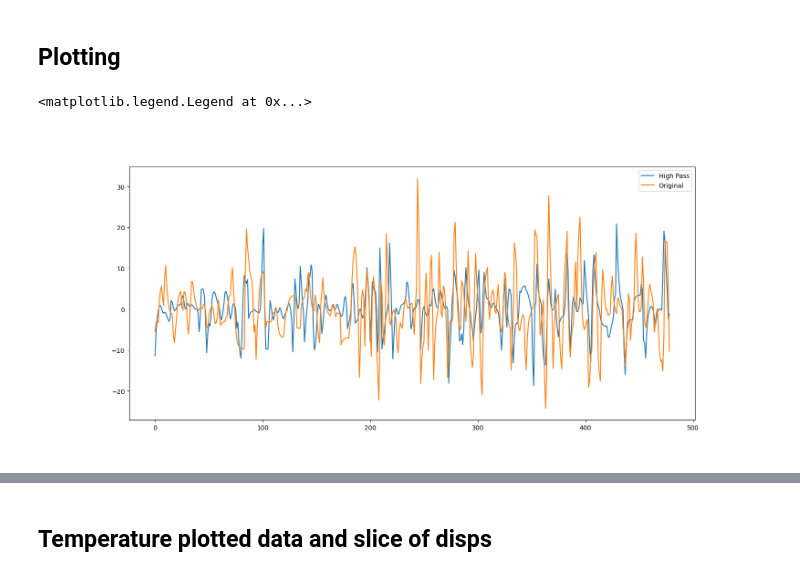
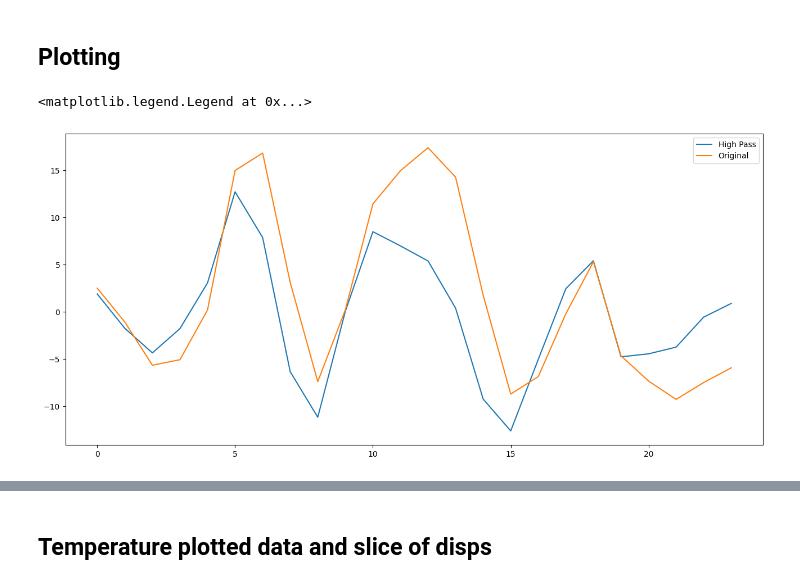
Before and after one commit to ericeberg3/UW_research, a Jupyter notebook: DTS_TG_SINDy.ipynb, the cells around one changed output, grey strips where cells are left out. Drawn from its saved outputs; the diff is of its cells as text; code cells hidden in the pictures.

```diff
--- a/DTS_TG_SINDy.ipynb
+++ b/DTS_TG_SINDy.ipynb
@@ -110,65 +109,78 @@ contour_points = {}
 contour_points_arr = np.empty((len(contour_values), len(plot_times_zoomed)))
 contour_points_og = np.empty((len(contour_values), len(plot_times_zoomed)))
 # np.empty((len(contour_values), len(filtered_arr[:, 1])))
+nan_inds = {}
+real_inds = {}
+depths_arr = np.empty((len(contour_values), len(plot_times_zoomed)))
 cvi = 0
 
 for cv in contour_values:
     avg_zero_crossings = 0
-    nan_inds = []
-    real_inds = []
+    nan_inds[cvi] = []
+    real_inds[cvi] = []
     contour_points[cv] = {}
     contour_points[cv]['x'] = []
     contour_points[cv]['t'] = []
     for i in range(len(filtered_arr[:, 0])):
         xc = pyaC.zerocross1d(plot_dists_zoomed, filtered_arr[i, :] - cv)
         if(len(xc) == 1):
-            real_inds.append(i)
+            real_inds[cvi].append(i)
             contour_points_arr[cvi, i] = xc.flatten().tolist()[0]
             contour_points[cv]['x'].extend(xc.flatten().tolist())
             contour_points[cv]['t'].extend(np.full(len(xc), plot_times_zoomed_int[i]).tolist())
         else:
-            nan_inds.append(i)
+            nan_inds[cvi].append(i)
             contour_points_arr[cvi, i] = float('NaN')
         avg_zero_crossings = avg_zero_crossings + len(xc)
     # print('Temp contour =', cv, 'avg of', avg_zero_crossings/len(filtered_arr[:, 0]), 'zero crossings')
 
-    nan_inds = np.array(nan_inds)
-    real_inds = np.array(real_inds)
+    nan_inds[cvi] = np.array(nan_inds[cvi])
+    real_inds[cvi] = np.array(real_inds[cvi])
 
     contour_points_og[cvi] = contour_points_arr[cvi]
     # print(np.all(np.diff(plot_times_zoomed_int[real_inds]) > 0))
 
-    contour_points_arr[cvi][nan_inds] = np.interp(plot_times_zoomed_int[nan_inds], np.array(contour_points[cv]['t']), contour_points[cv]['x'])
+    # if(len(nan_inds) > 0):
+    #     contour_points_arr[cvi][nan_inds] = np.interp(plot_times_zoomed_int[nan_inds], np.array(contour_points[cv]['t']), contour_points[cv]['x'])
+
     # f = scipy.interpolate.interp1d(plot_times_zoomed_int[real_inds], contour_points_arr[cvi][real_inds], kind= "slinear")
     # try: contour_points_arr[cvi][nan_inds] = f(plot_times[nan_inds])
     # except: print(nan_inds)
     # contour_points_arr[cvi] = np.interp(plot_times_zoomed.astype('int64'), np.array(contour_points[cv]['t']).astype('int64'), contour_points[cv]['x'])
     cvi = cvi + 1
 
+contour_points_arr_interp = np.empty( (100, len(plot_times_zoomed)) )
+depths = np.nanmedian(contour_points_arr, axis=1)
+depths_interp = np.linspace(plot_dists_zoomed[0], plot_dists_zoomed[-1], len(contour_points_arr_interp[:, 0]))
+
+for i in range(len(contour_points_arr[0, :])):
+    real_inds = np.where(~np.isnan(contour_points_arr[:, i]))[0]
+    contour_points_arr_interp[:, i] = np.interp(depths_interp, depths[real_inds], contour_points_arr[real_inds, i])
+
 
 # np.interp(xc, plot_dists_zoomed, filtered_arr[i, :])
 # %% [markdown]
 ## Plotting
 # %%
-depths = np.empty(np.shape(contour_points_arr))
-displacements = np.empty(np.shape(contour_points_arr))
+depths = np.empty(np.shape(contour_points_arr_interp))
+displacements = np.empty(np.shape(contour_points_arr_interp))
 
 filter = scipy.signal.butter(1, 0.5, 'hp', fs=5, output='sos', analog=False) # 5 represents 5 second sampling rate
 
-for i in range(len(contour_points_arr[:, 0])):
-    contours_high_pass = scipy.signal.sosfilt(filter, contour_points_arr[i, :] - np.median(contour_points_arr[i, :]))
-    depths[i] = np.median(contour_points_arr[i, :])
-    displacements[i] = contours_high_pass
+for i in range(len(contour_points_arr_interp[:, 0])):
+    contours_high_pass = scipy.signal.sosfilt(filter, contour_points_arr_interp[i, :] - np.median(contour_points_arr_interp[i, :]))
+    depths[i, :] = depths_interp[i]
+    displacements[i, :] = contours_high_pass #contour_points_arr_interp[i, :] - np.median(contour_points_arr_interp[i, :])   #  contours_high_pass
 
-i = 80 # np.absolute(depths - 3027).argmin()
+i = 60 # np.absolute(depths - 3027).argmin()
 # print(i)
-contours_high_pass = scipy.signal.sosfilt(filter, contour_points_arr[i, :] - np.median(contour_points_arr[i, :]))
+contours_high_pass = scipy.signal.sosfilt(filter, contour_points_arr_interp[i, :] - np.median(contour_points_arr_interp[i, :]))
 
 fig, ax = plt.subplots(figsize=(2.5*6.4,1.5*4.8))
 ax.plot(displacements[i, :])
-ax.plot(displacements[i - 70, :])
+ax.plot(contour_points_arr_interp[i, :] - np.median(contour_points_arr_interp[i, :]))
 # ax.plot(contour_points_arr[i, :] - np.median(contour_points_arr[i, :]))
 ax.legend(['High Pass', 'Original'])
 # %% [output]
 <matplotlib.legend.Legend at 0x...>
-[figure, old version]
+[figure, new version]
```
Also changed, not shown: parts of 16 cells of this notebook, 3 other files.
